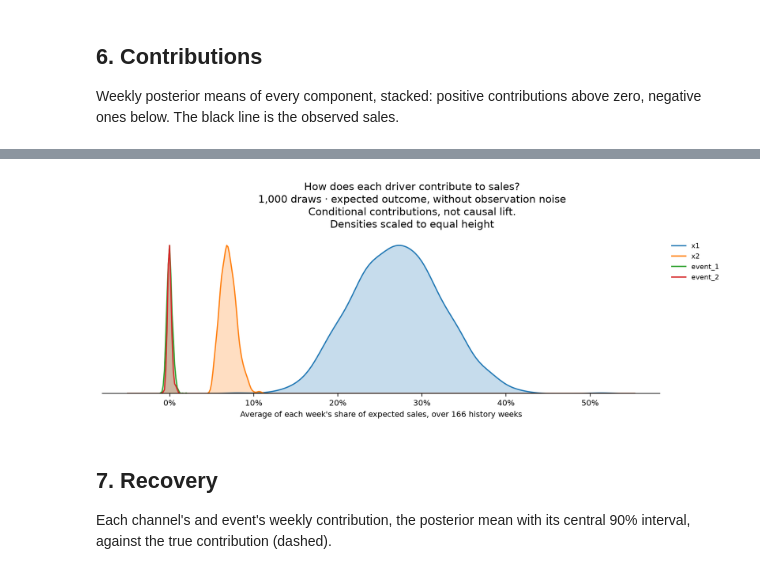
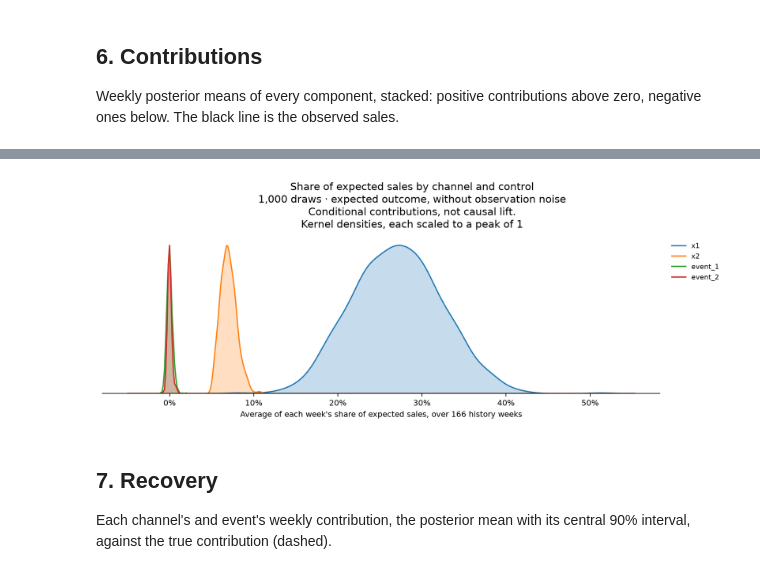
Before and after one commit to pymc-labs/pymc-mfm, a Jupyter notebook: examples/river_1_quickstart.ipynb, the cells around one changed output, grey strips where cells are left out. Saved outputs shown, nothing was run; the diff lists cells and outputs as text; code cells hidden in the pictures.

```diff
--- a/examples/river_1_quickstart.ipynb
+++ b/examples/river_1_quickstart.ipynb
@@ -204,7 +205,7 @@ model.plot.shares()
 # %%
-model.plot.shares(view="spread")
+model.plot.shares(view="dist")
 # %% [output]
-[figure, old version]
+[figure, new version]
 # %% [markdown]
 ## 7. Recovery
 
```
Also changed, not shown: parts of 12 cells of this notebook, 17 other files.
